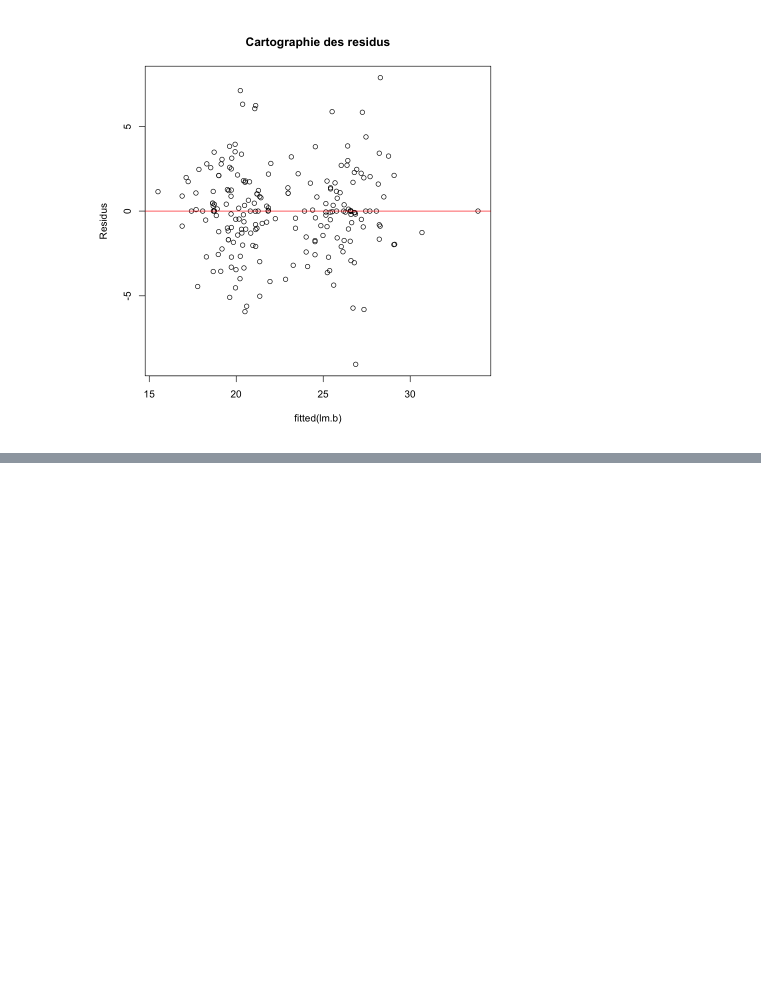
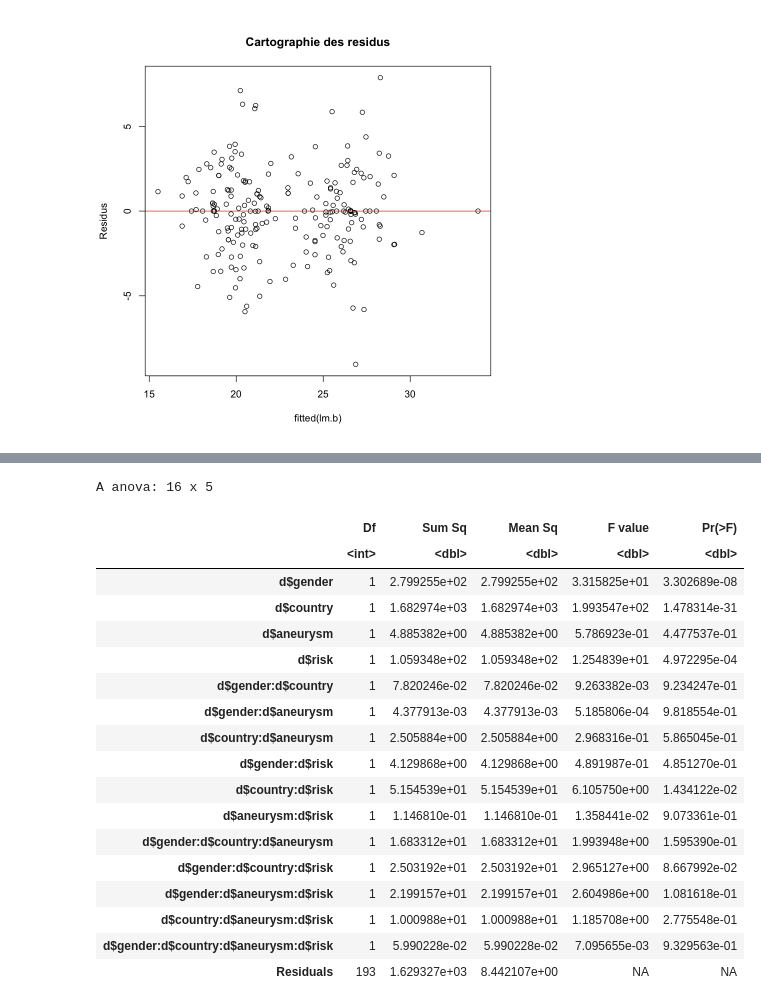
Before and after one commit to JulieLasry/Statistiques_article, a Jupyter notebook: Stats_article.ipynb, the cells around one changed output, grey strips where cells are left out. Saved outputs shown, nothing was run; the diff lists cells and outputs as text; code cells hidden in the pictures; blank space fills up the shorter version.

```diff
--- a/Stats_article.ipynb
+++ b/Stats_article.ipynb
@@ -178,0 +236,22 @@ library(car)
+# %%
+anova(lm(d$bmi~d$gender*d$country*d$aneurysm*d$risk,data=d))
+# %% [output]
+A anova: 16 x 5
+|  | Df | Sum Sq | Mean Sq | F value | Pr(>F) |
+|  | <int> | <dbl> | <dbl> | <dbl> | <dbl> |
+| d$gender | 1 | 2.799255e+02 | 2.799255e+02 | 3.315825e+01 | 3.302689e-08 |
+| d$country | 1 | 1.682974e+03 | 1.682974e+03 | 1.993547e+02 | 1.478314e-31 |
+| d$aneurysm | 1 | 4.885382e+00 | 4.885382e+00 | 5.786923e-01 | 4.477537e-01 |
+| d$risk | 1 | 1.059348e+02 | 1.059348e+02 | 1.254839e+01 | 4.972295e-04 |
+| d$gender:d$country | 1 | 7.820246e-02 | 7.820246e-02 | 9.263382e-03 | 9.234247e-01 |
+| d$gender:d$aneurysm | 1 | 4.377913e-03 | 4.377913e-03 | 5.185806e-04 | 9.818554e-01 |
+| d$country:d$aneurysm | 1 | 2.505884e+00 | 2.505884e+00 | 2.968316e-01 | 5.865045e-01 |
+| d$gender:d$risk | 1 | 4.129868e+00 | 4.129868e+00 | 4.891987e-01 | 4.851270e-01 |
+| d$country:d$risk | 1 | 5.154539e+01 | 5.154539e+01 | 6.105750e+00 | 1.434122e-02 |
+| d$aneurysm:d$risk | 1 | 1.146810e-01 | 1.146810e-01 | 1.358441e-02 | 9.073361e-01 |
+| d$gender:d$country:d$aneurysm | 1 | 1.683312e+01 | 1.683312e+01 | 1.993948e+00 | 1.595390e-01 |
+| d$gender:d$country:d$risk | 1 | 2.503192e+01 | 2.503192e+01 | 2.965127e+00 | 8.667992e-02 |
+| d$gender:d$aneurysm:d$risk | 1 | 2.199157e+01 | 2.199157e+01 | 2.604986e+00 | 1.081618e-01 |
+| d$country:d$aneurysm:d$risk | 1 | 1.000988e+01 | 1.000988e+01 | 1.185708e+00 | 2.775548e-01 |
+| d$gender:d$country:d$aneurysm:d$risk | 1 | 5.990228e-02 | 5.990228e-02 | 7.095655e-03 | 9.329563e-01 |
+| Residuals | 193 | 1.629327e+03 | 8.442107e+00 | NA | NA |
```
Also changed, not shown: parts of 14 cells of this notebook.
